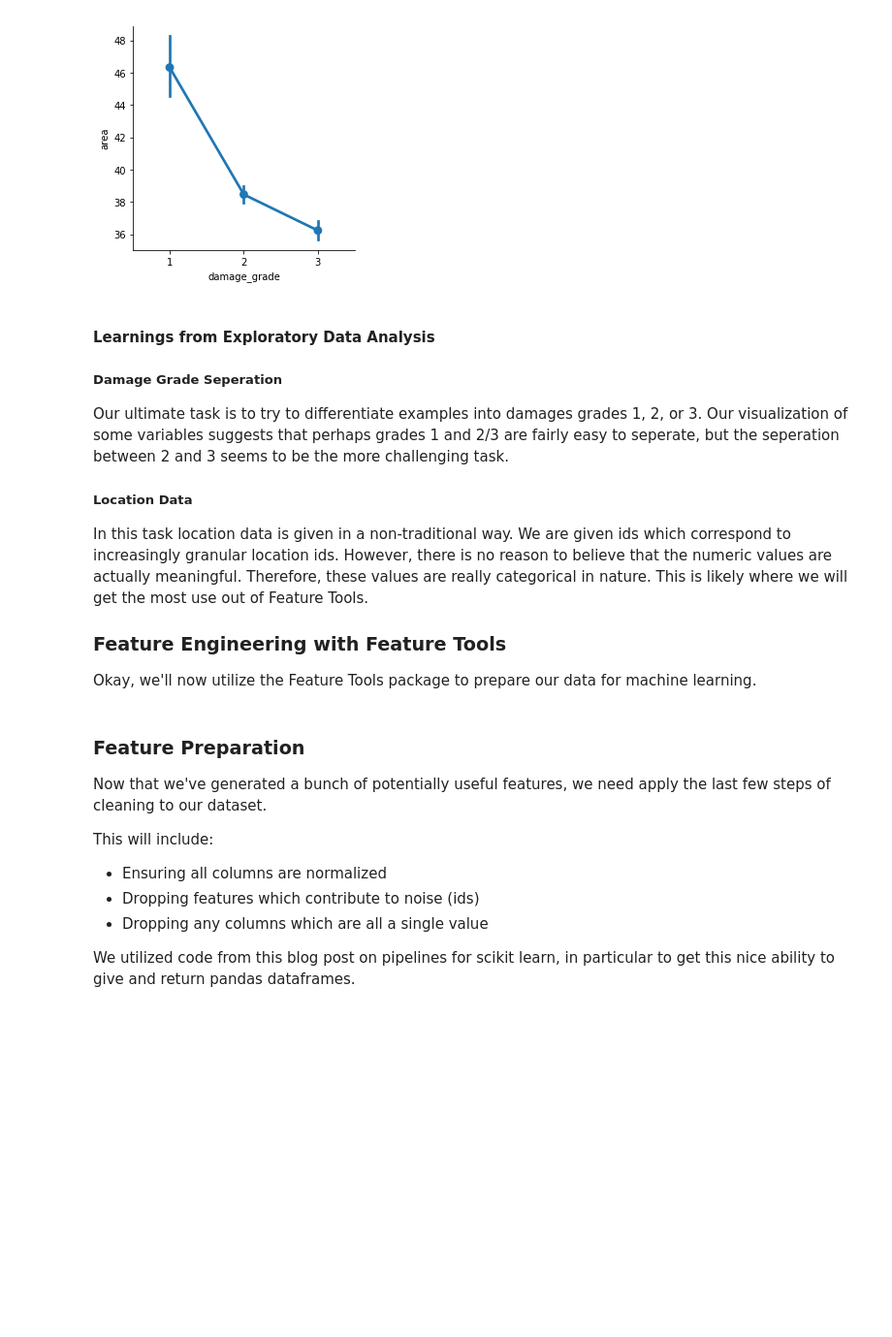
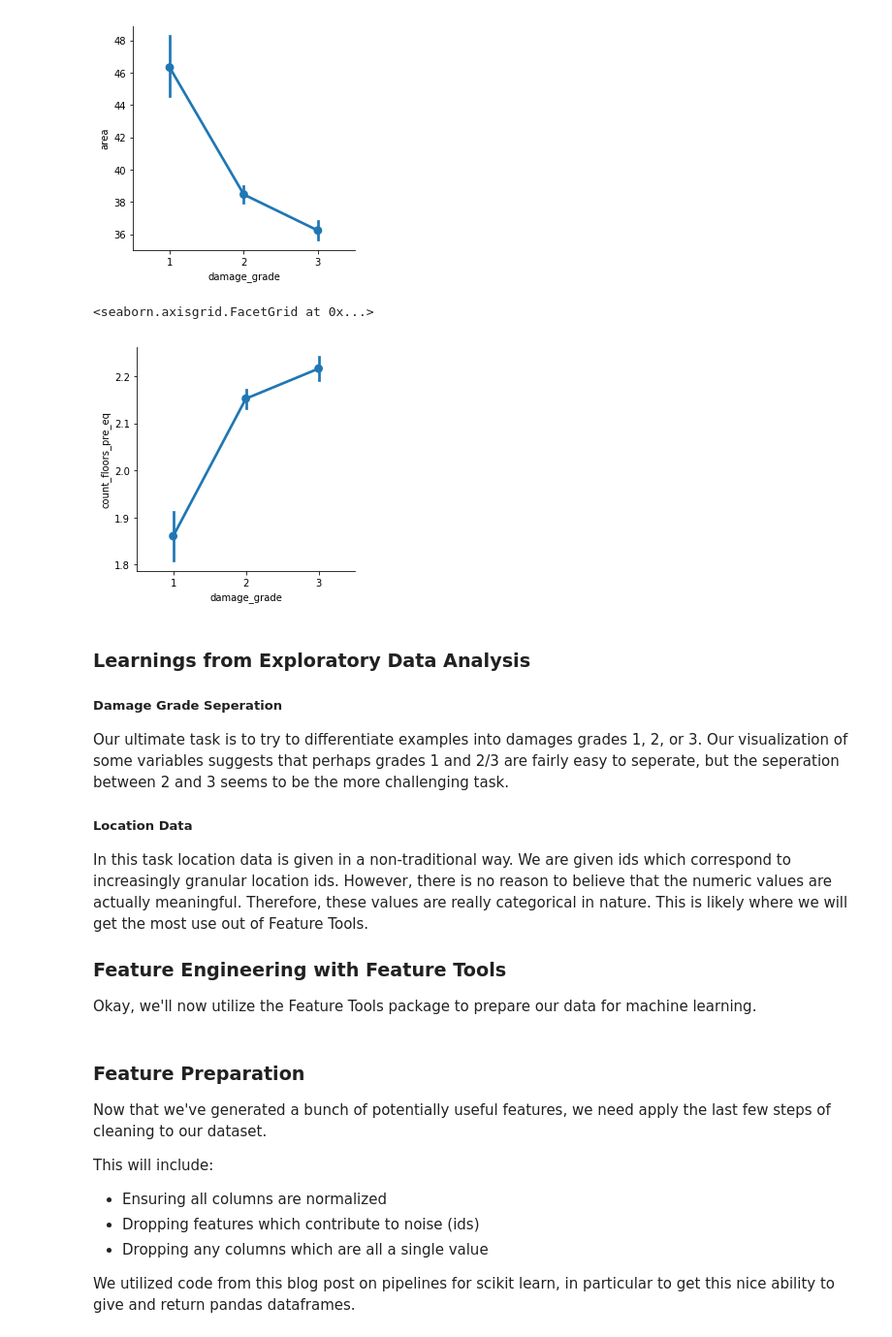
Before and after one commit to mrklees/Data-Science-Capstone, a Jupyter notebook: Earthquake Damage Report.ipynb, the cells around one changed output. Shown: that part at 97% size. Saved outputs shown, nothing was run; the diff lists cells and outputs as text; code cells hidden in the pictures; blank space fills up the shorter version.

```diff
--- a/Earthquake Damage Report.ipynb
+++ b/Earthquake Damage Report.ipynb
@@ -148,8 +150,15 @@ sns.factorplot(x="damage_grade", y="area", data=merged)
 # %% [output]
 <seaborn.axisgrid.FacetGrid at 0x...>
 [figure]
+# %%
+# Building Area versus Damage Grade
+sns.factorplot(x="damage_grade", y="count_floors_pre_eq", data=merged)
+# We notice that lower damage grades seem to correspond to
+# %% [output]
+<seaborn.axisgrid.FacetGrid at 0x...>
+[figure, added]
 # %% [markdown]
-#### Learnings from Exploratory Data Analysis
+### Learnings from Exploratory Data Analysis
 
 ##### Damage Grade Seperation
 
```
Also changed, not shown: parts of 26 cells of this notebook.
